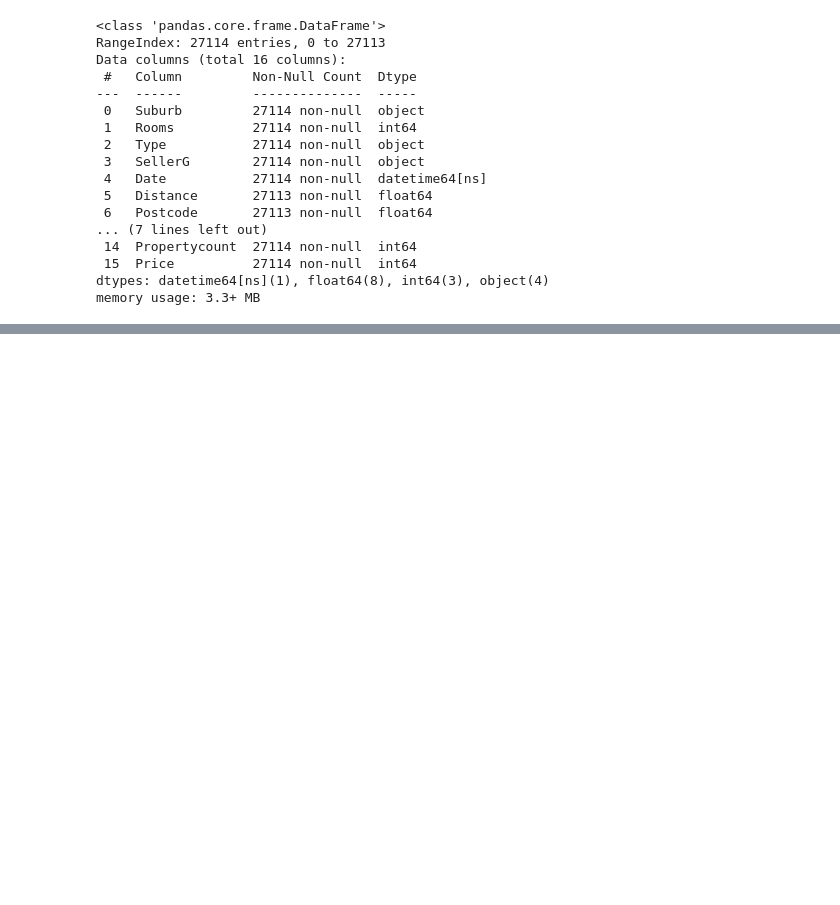
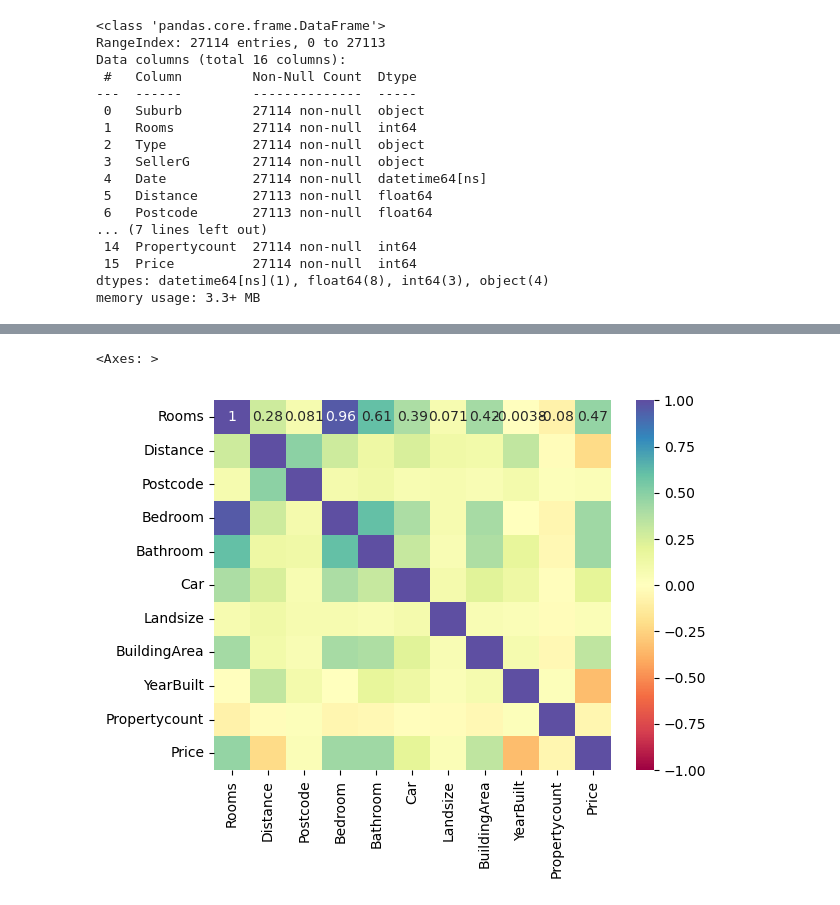
Before and after one commit to rajatshah2006/AILMLCourseNoteBook, a Jupyter notebook: PythonWeek3/Week3VideoLecture.ipynb, the cells around one changed output, grey strips where cells are left out. Cells and saved outputs as stored; diff of their text form; code cells hidden in the pictures; blank space fills up the shorter version.

```diff
--- a/PythonWeek3/Week3VideoLecture.ipynb
+++ b/PythonWeek3/Week3VideoLecture.ipynb
@@ -373,0 +422,5 @@ AttributeError: Text.set() got an unexpected keyword argument 'rotations'
+# %%
+sns.heatmap(data=data.corr(numeric_only=True),annot=True,cmap="Spectral",vmin=-1,vmax=1)
+# %% [output]
+<Axes: >
+[figure, added]
```
Also changed, not shown: parts of 54 cells of this notebook, 16 other files.
